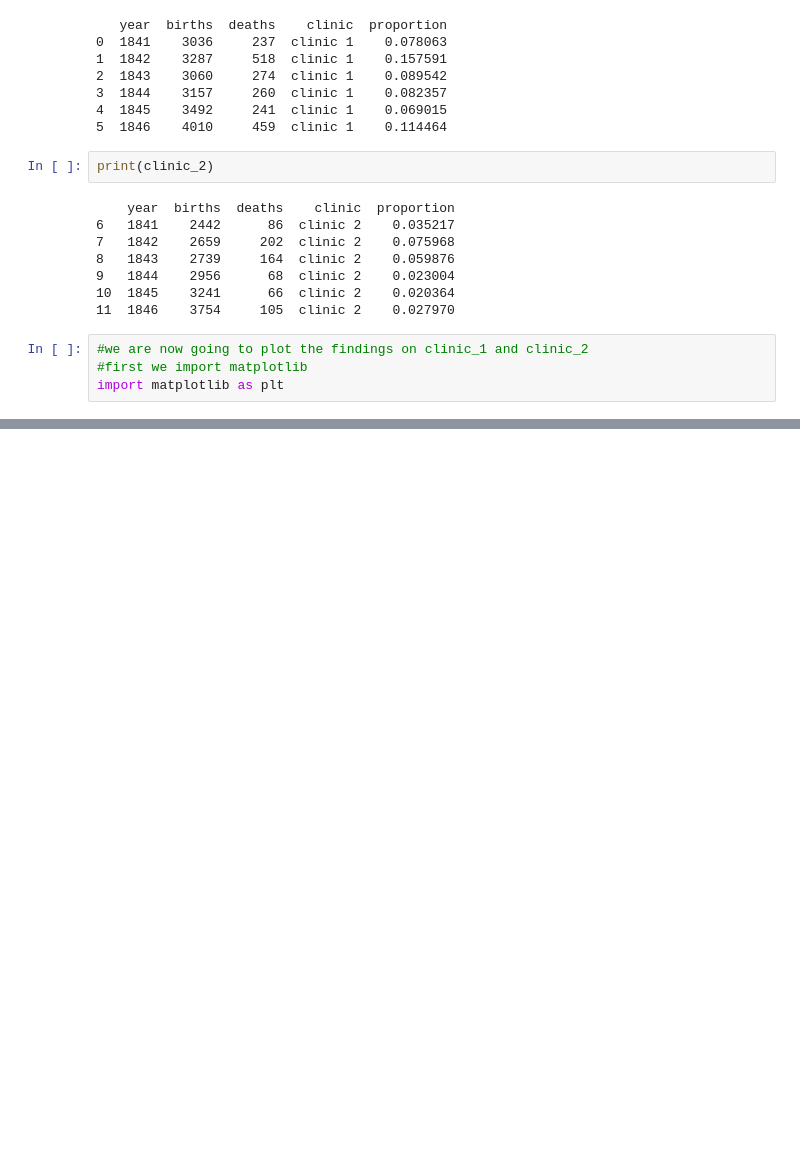
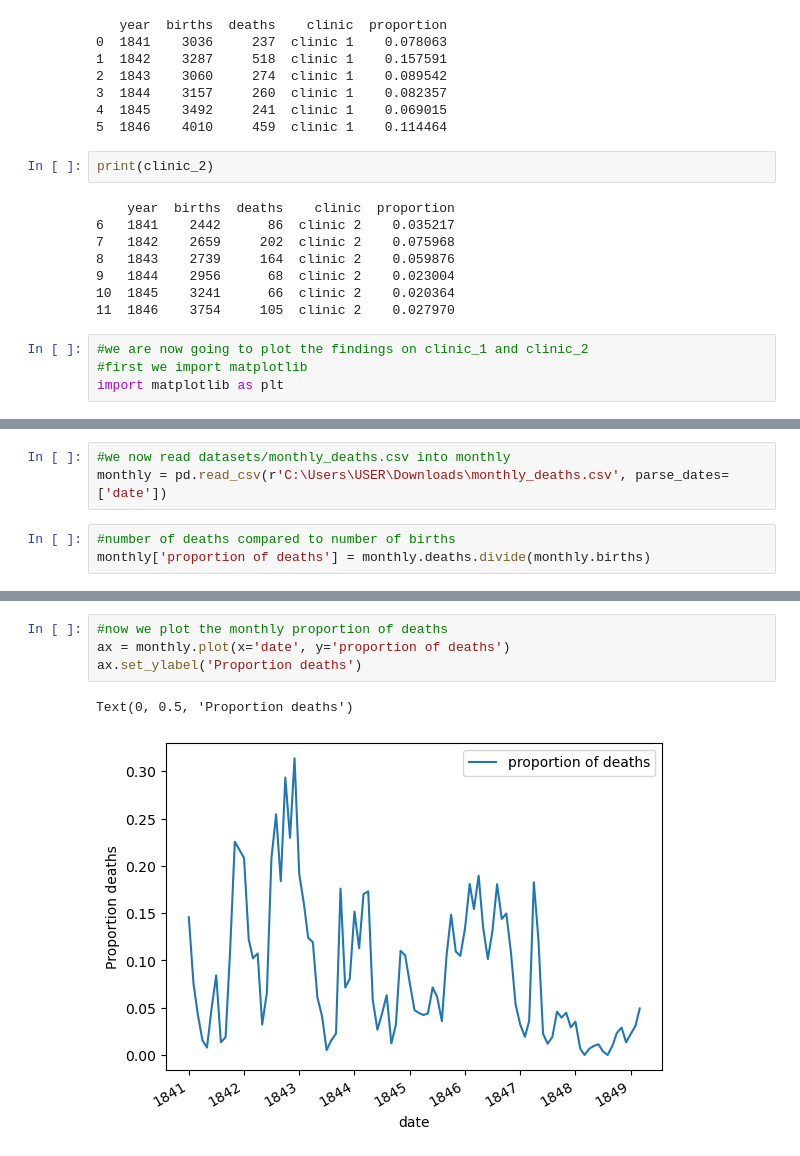
Before and after one commit to sam-luka/Dr.-Semmelweis-and-the-Discovery-of-Handwashing, a Jupyter notebook: Dr. Semmelweis and the Discovery of Handwashing.ipynb, the cells around one changed output, grey strips where cells are left out. Drawn from its saved outputs; the diff is of its cells as text; blank space fills up the shorter version.

Commit message:
print and plot the monthly proportion of deaths

```diff
--- a/Dr. Semmelweis and the Discovery of Handwashing.ipynb
+++ b/Dr. Semmelweis and the Discovery of Handwashing.ipynb
@@ -62,0 +63,6 @@ Text(0, 0.5, 'Proportion of deaths')
+# %%
+#we now read datasets/monthly_deaths.csv into monthly
+monthly = pd.read_csv(r'C:\Users\USER\Downloads\monthly_deaths.csv', parse_dates=['date'])
+# %%
+#number of deaths compared to number of births
+monthly['proportion of deaths'] = monthly.deaths.divide(monthly.births)
@@ -62,0 +79,7 @@ Text(0, 0.5, 'Proportion of deaths')
+# %%
+#now we plot the monthly proportion of deaths
+ax = monthly.plot(x='date', y='proportion of deaths')
+ax.set_ylabel('Proportion deaths')
+# %% [output]
+Text(0, 0.5, 'Proportion deaths')
+[figure, added]
```
Also changed, not shown: parts of 5 cells of this notebook.
